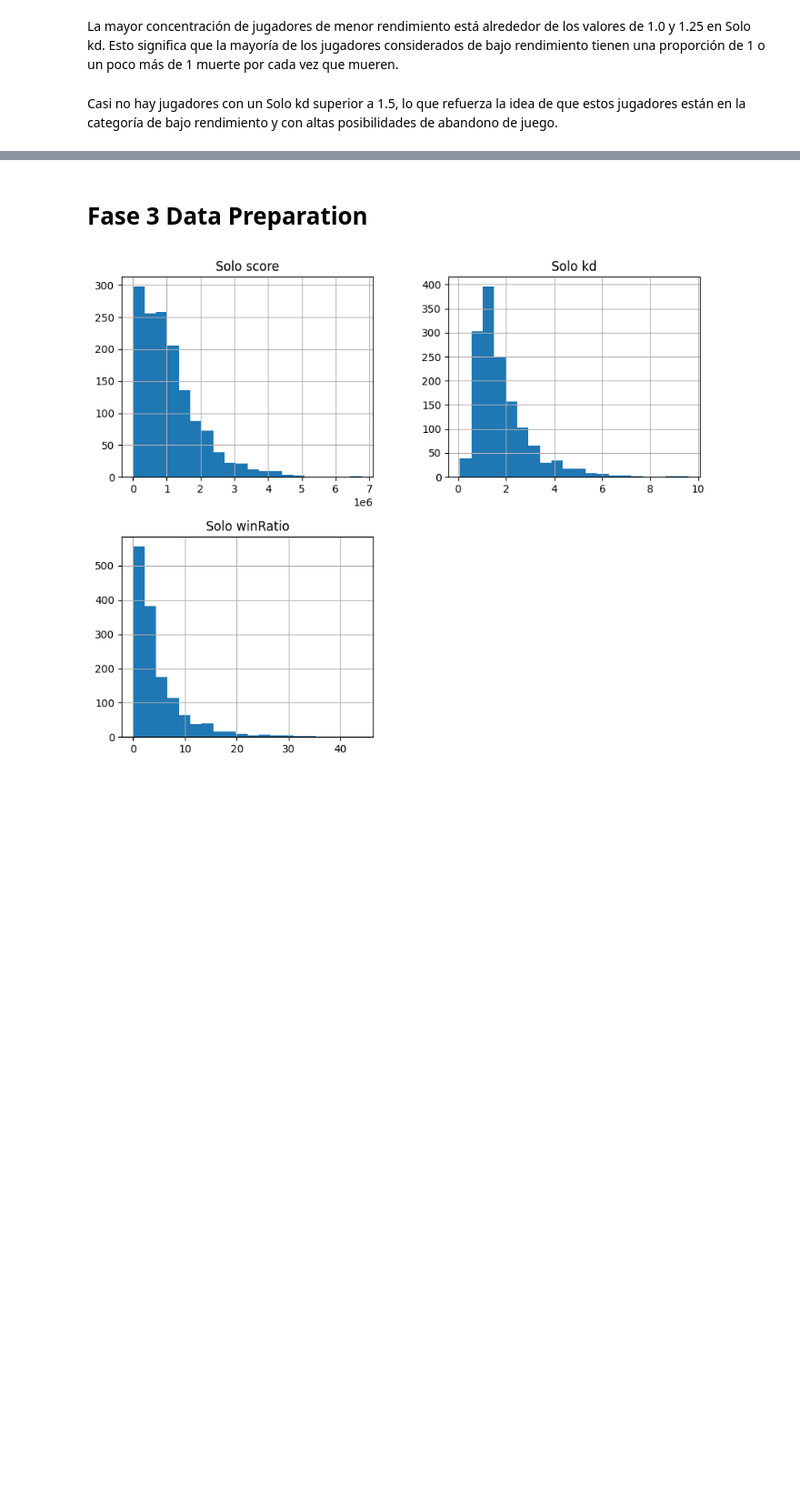
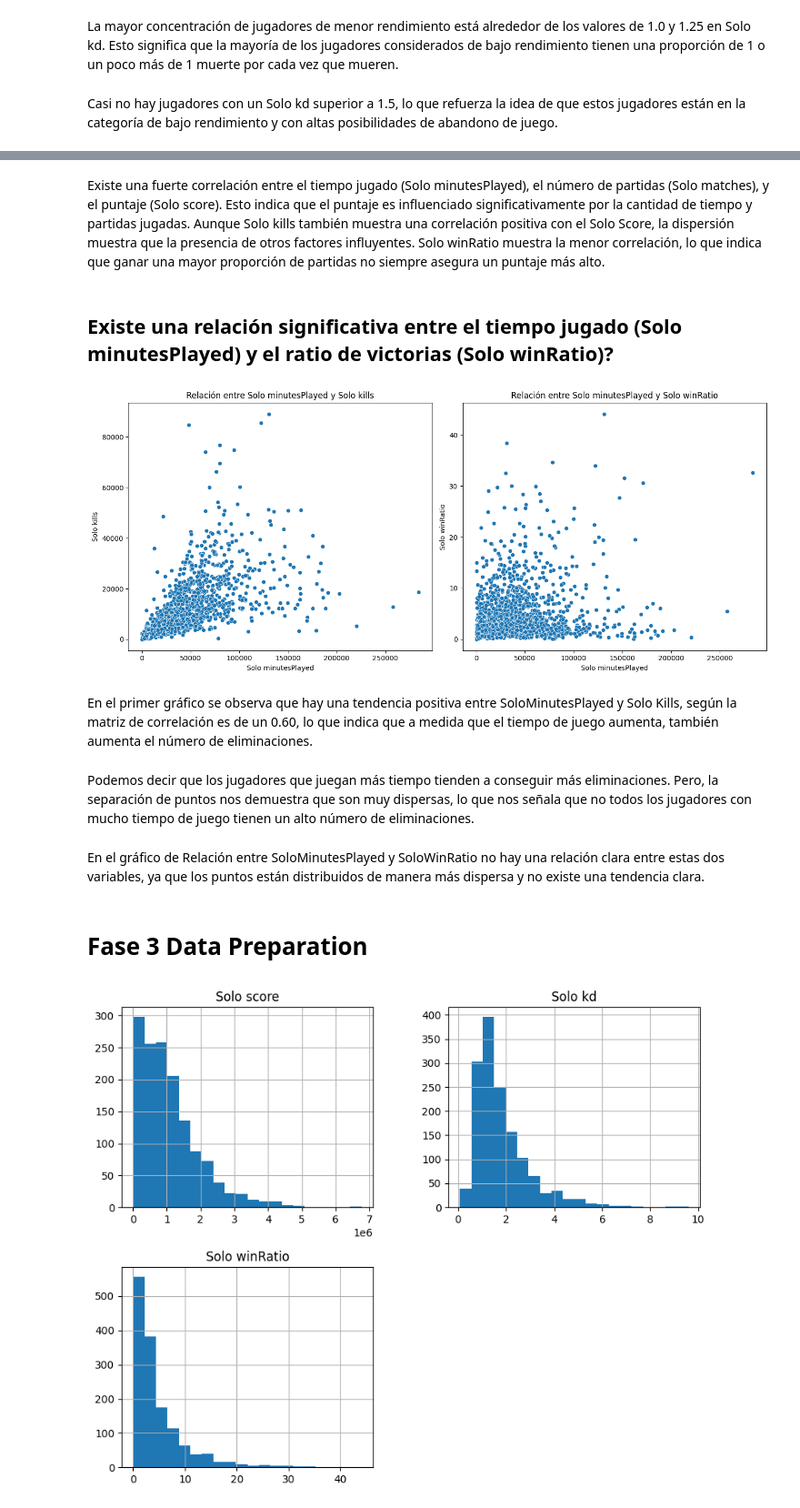
Before and after one commit to Perrogamer777/fortnite-machine, a Jupyter notebook: notebooks/note_fortinaiti.ipynb, the cells around one changed output, grey strips where cells are left out. Shown at 91% size. Cells and saved outputs as stored; diff of their text form; code cells hidden in the pictures; blank space fills up the shorter version.

```diff
--- a/notebooks/note_fortinaiti.ipynb
+++ b/notebooks/note_fortinaiti.ipynb
@@ -346,3 +382,35 @@ Casi no hay jugadores con un Solo kd superior a 1.5, lo que refuerza la idea de
+# %% [markdown]
+Existe una fuerte correlación entre el tiempo jugado (Solo minutesPlayed), el número de partidas (Solo matches), y el puntaje (Solo score). Esto indica que el puntaje es influenciado significativamente por la cantidad de tiempo y partidas jugadas. Aunque Solo kills también muestra una correlación positiva con el Solo Score, la dispersión muestra que la presencia de otros factores influyentes. Solo winRatio muestra la menor correlación, lo que indica que ganar una mayor proporción de partidas no siempre asegura un puntaje más alto.
+# %% [markdown]
+## Existe una relación significativa entre el tiempo jugado (Solo minutesPlayed) y el ratio de victorias (Solo winRatio)?
+# %%
+# Crear gráficos de dispersión
+plt.figure(figsize=(14, 6))
+
+# Scatter plot entre Solo minutesPlayed y Solo kills
+plt.subplot(1, 2, 1)
+sb.scatterplot(x=df['Solo minutesPlayed'], y=df['Solo kills'])
+plt.title('Relación entre Solo minutesPlayed y Solo kills')
+plt.xlabel('Solo minutesPlayed')
+plt.ylabel('Solo kills')
+
+# Scatter plot entre Solo minutesPlayed y Solo winRatio
+plt.subplot(1, 2, 2)
+sb.scatterplot(x=df['Solo minutesPlayed'], y=df['Solo winRatio'])
+plt.title('Relación entre Solo minutesPlayed y Solo winRatio')
+plt.xlabel('Solo minutesPlayed')
+plt.ylabel('Solo winRatio')
+
+plt.tight_layout()
+plt.show()
+# %% [output]
+[figure, added]
+# %% [markdown]
+En el primer gráfico se observa que hay una tendencia positiva entre SoloMinutesPlayed y Solo Kills, según la matriz de correlación es de un 0.60, lo que indica que a medida que el tiempo de juego aumenta, también aumenta el número de eliminaciones.
+# %% [markdown]
+Podemos decir que los jugadores que juegan más tiempo tienden a conseguir más eliminaciones. Pero, la separación de puntos nos demuestra que son muy dispersas, lo que nos señala que no todos los jugadores con mucho tiempo de juego tienen un alto número de eliminaciones.
+# %% [markdown]
+En el gráfico de Relación entre SoloMinutesPlayed y SoloWinRatio no hay una relación clara entre estas dos variables, ya que los puntos están distribuidos de manera más dispersa y no existe una tendencia clara.
 # %% [markdown]
 # Fase 3 Data Preparation
 # %%
```
Also changed, not shown: parts of 17 cells of this notebook, 4 other files.
